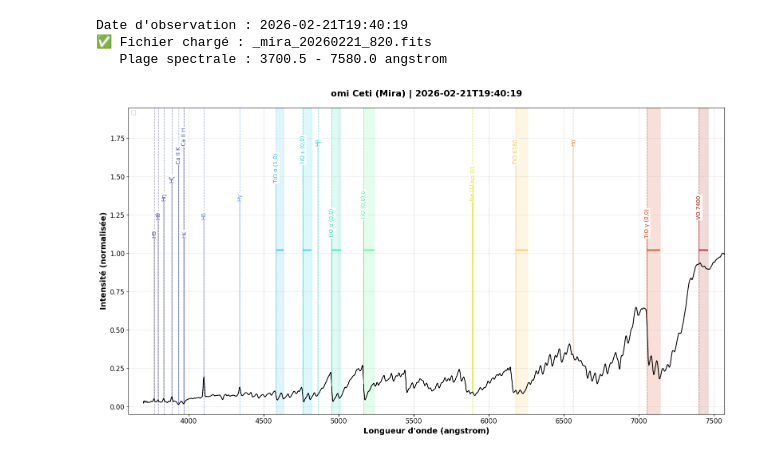
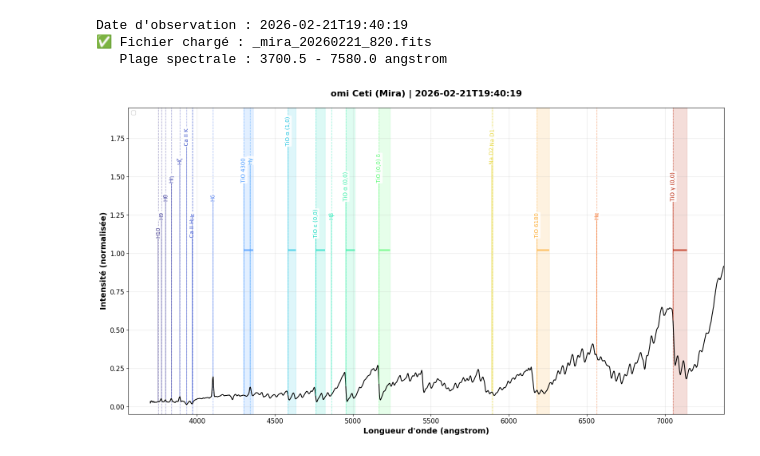
Before and after one commit to jpnoug/spectropy, a Jupyter notebook: Visualisation_spectre_Mira.ipynb, the cells around one changed output. Cells and saved outputs as stored; diff of their text form; code cells hidden in the pictures.

```diff
--- a/Visualisation_spectre_Mira.ipynb
+++ b/Visualisation_spectre_Mira.ipynb
@@ -65,7 +65,7 @@ import os
 file_label = os.path.basename(filename)
 
 # ⬇️ PARAMÈTRES ⬇️
-wavelength_range = (3600, 7570)
+wavelength_range = (3560, 7380)
 wavelength_unit = 'angstrom'
 
 # --- Raies atomiques (têtes de flèche fines) ---
@@ -79,6 +79,7 @@ atomic_lines = {
     'Hη': 3835.4,
     'Hθ': 3797.9,
     'H9': 3771.7,
+    'H10': 3750.2,
     'Na D1': 5895.9,
     'Na D2': 5889.9,
     'Ca II H': 3968.5,
@@ -88,13 +89,17 @@ atomic_lines = {
 # --- Bandes moléculaires TiO / VO ---
 # tete = position de la tête de bande (bord le plus marqué)
 # largeur = étendue approximative de la bande (Å), vers les lambda croissants
+# Note : les bandes TiO autour de 4300-4770 Å (système β/γ) encadrent
+# et absorbent fortement Hγ (4340.5 Å), expliquant son intensité réduite
+# par rapport à Hδ
 molecular_bands = {
+    "TiO 4300":     {'tete': 4300, 'largeur': 60},   # absorbe fortement Hγ
+    "TiO α (1,0)":  {'tete': 4584, 'largeur': 50},
+    "TiO ε (0,0)":  {'tete': 4761, 'largeur': 60},   # encadre Hγ côté rouge
     "TiO α (0,0)":  {'tete': 4954, 'largeur': 60},
-    "TiO α (1,0)":  {'tete': 4584, 'largeur': 50},
-    "TiO ε (0,0)":  {'tete': 4761, 'largeur': 60},
     "TiO (0,0) δ":  {'tete': 5167, 'largeur': 70},
     "TiO 6180":     {'tete': 6180, 'largeur': 80},
-    "TiO γ (0,0)":  {'tete': 7053, 'largeur': 90},
+    "TiO γ (0,0)":  {'tete': 7053, 'largeur': 90},   # absorbe fortement Hα
     "TiO γ' (0,0)": {'tete': 7589, 'largeur': 90},
     "VO 7400":      {'tete': 7400, 'largeur': 60},
 }
@@ -150,33 +155,33 @@ for i, (name, wl, kind) in enumerate(all_items):
         xy=(wl, min(y_pos, 1.0)),
         xytext=(wl, y_text),
         arrowprops=dict(arrowstyle='-', color=color, lw=1, alpha=0.7,
                          shrinkA=0, shrinkB=2),
         ha='center',
         va='bottom',
         rotation=90,
         color=color,
         fontsize=10,
         zorder=3,
         bbox=dict(boxstyle='round,pad=0.15', fc='white', alpha=0.85, ec='none')
     )
 
 # Configuration
 ax.set_xlim(wavelength_range)
 ax.set_ylim(-0.05, 1.95)
 ax.set_xlabel(f'Longueur d\'onde ({wavelength_unit})', fontsize=14, fontweight='bold')
 ax.set_ylabel('Intensité (normalisée)', fontsize=14, fontweight='bold')
 ax.set_title(f'omi Ceti (Mira) | {obs_date}',
              fontsize=16, fontweight='bold', pad=20)
 ax.legend(loc='upper left', fontsize=10)
 ax.grid(True, alpha=0.3)
 plt.tight_layout()
 
 # Sauvegarde et téléchargement
 output_filename = filename.rsplit('.', 1)[0] + '.png'
 plt.savefig(output_filename, dpi=300, bbox_inches='tight', facecolor='white')
 plt.show()
 files.download(output_filename)
 # %% [output]
-[figure, old version]
+[figure, new version]
 [interactive output not drawn]
 [interactive output not drawn]
```
